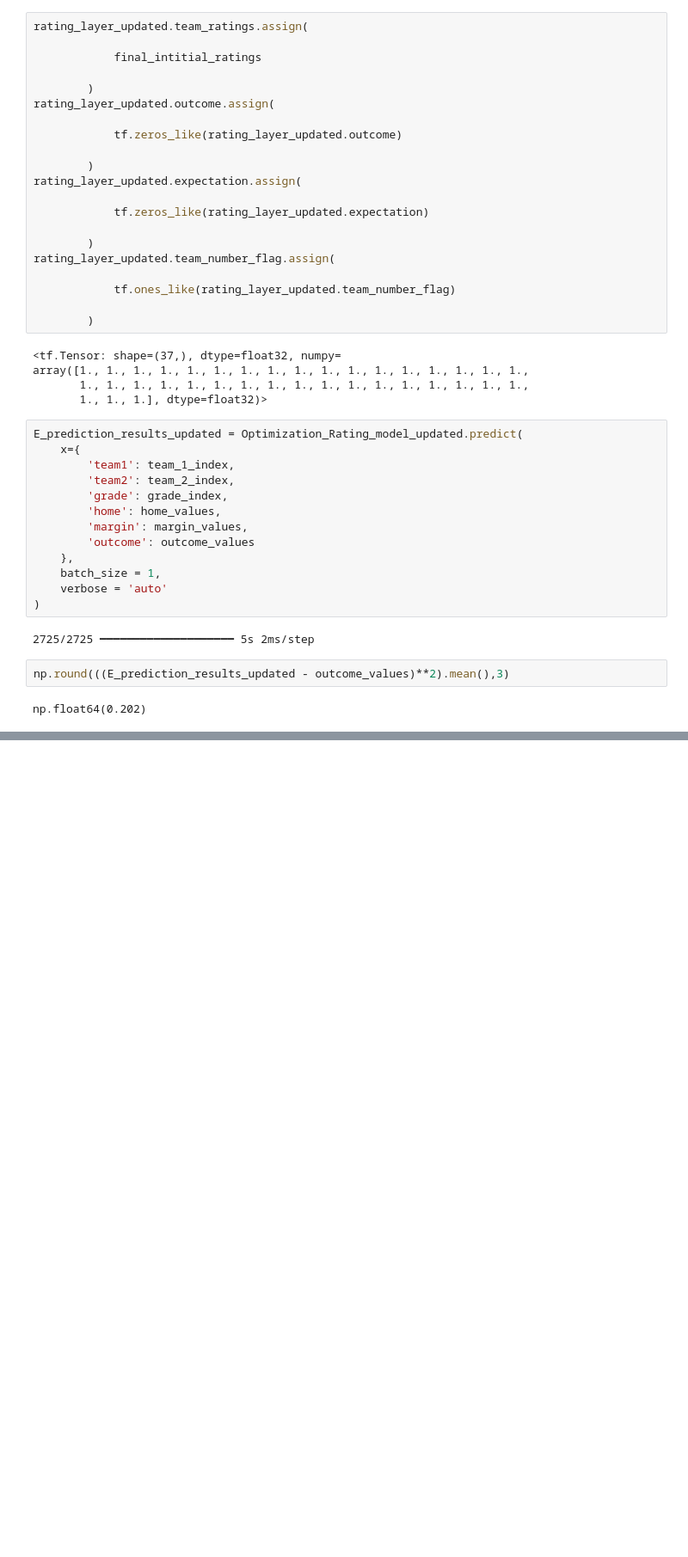
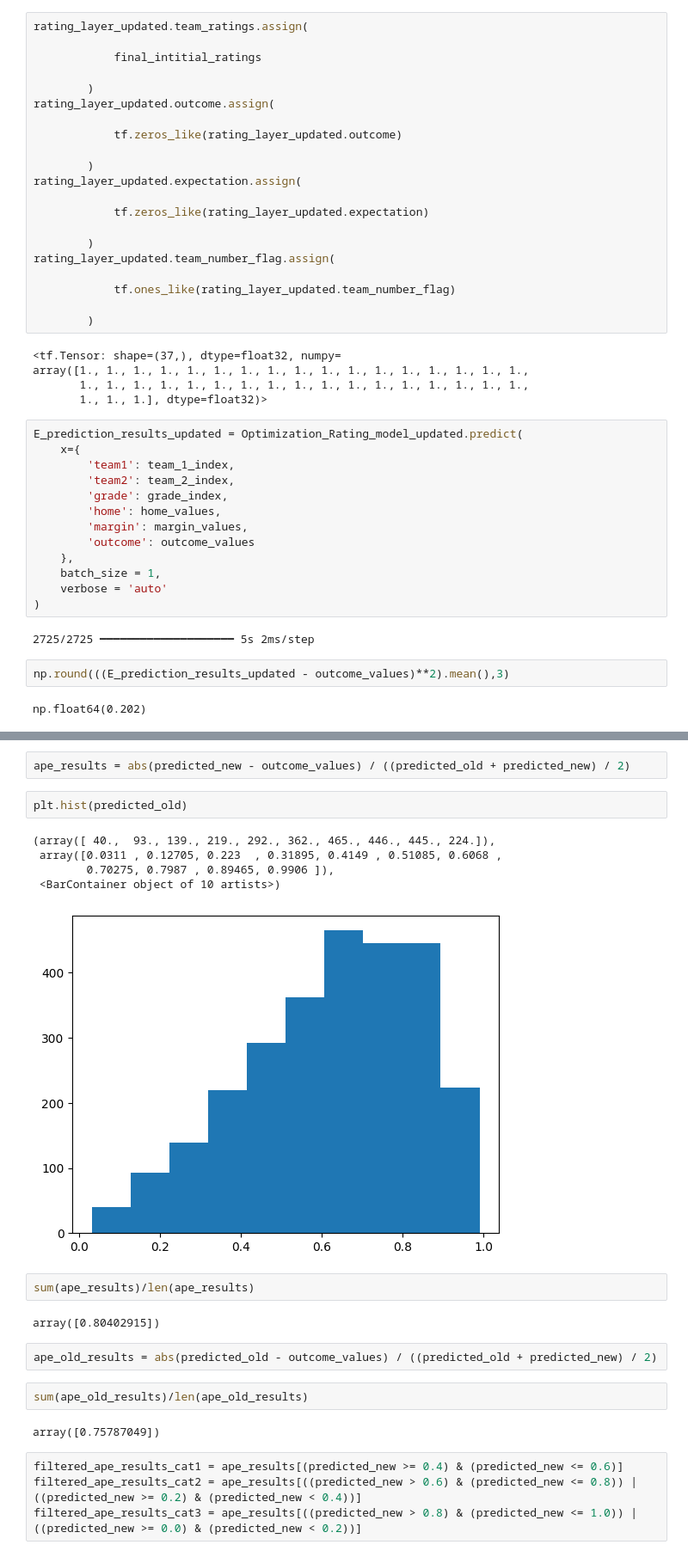
Before and after one commit to aswinsp1102/Modelling_Team_Performance_Hurling_Collab, a Jupyter notebook: Hurling_ELO_Rating_Optimizer_Final.ipynb, the cells around one changed output, grey strips where cells are left out. Shown: that part at 86% size. Saved outputs shown, nothing was run; the diff lists cells and outputs as text; blank space fills up the shorter version.

```diff
--- a/Hurling_ELO_Rating_Optimizer_Final.ipynb
+++ b/Hurling_ELO_Rating_Optimizer_Final.ipynb
@@ -1217,0 +1471,24 @@ np.float64(0.202)
+# %%
+ape_results = abs(predicted_new - outcome_values) / ((predicted_old + predicted_new) / 2)
+# %%
+plt.hist(predicted_old)
+# %% [output]
+(array([ 40.,  93., 139., 219., 292., 362., 465., 446., 445., 224.]),
+ array([0.0311 , 0.12705, 0.223  , 0.31895, 0.4149 , 0.51085, 0.6068 ,
+        0.70275, 0.7987 , 0.89465, 0.9906 ]),
+ <BarContainer object of 10 artists>)
+[figure, added]
+# %%
+sum(ape_results)/len(ape_results)
+# %% [output]
+array([0.80402915])
+# %%
+ape_old_results = abs(predicted_old - outcome_values) / ((predicted_old + predicted_new) / 2)
+# %%
+sum(ape_old_results)/len(ape_old_results)
+# %% [output]
+array([0.75787049])
+# %%
+filtered_ape_results_cat1 = ape_results[(predicted_new >= 0.4) & (predicted_new <= 0.6)]
+filtered_ape_results_cat2 = ape_results[((predicted_new > 0.6) & (predicted_new <= 0.8)) | ((predicted_new >= 0.2) & (predicted_new < 0.4))]
+filtered_ape_results_cat3 = ape_results[((predicted_new > 0.8) & (predicted_new <= 1.0)) | ((predicted_new >= 0.0) & (predicted_new < 0.2))]
```
Also changed, not shown: parts of 39 cells of this notebook.
